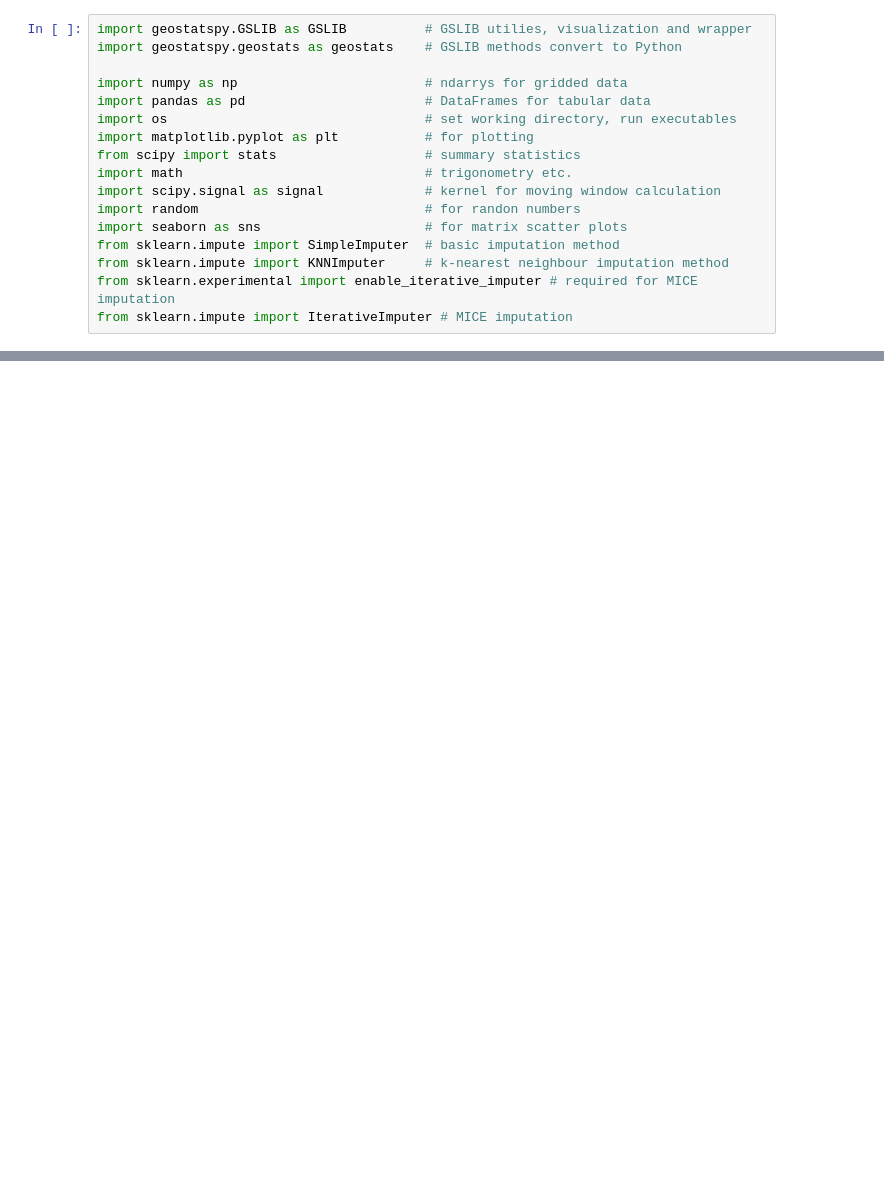
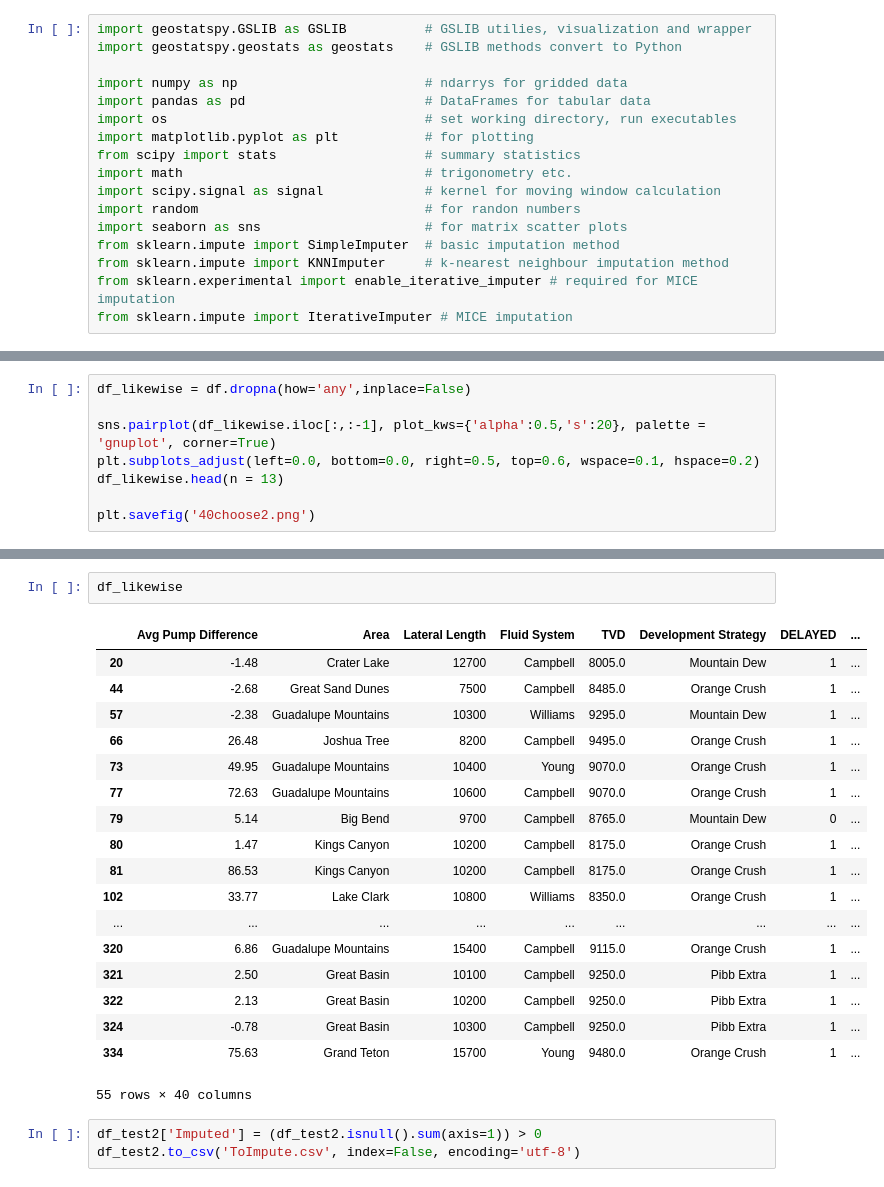
Before and after one commit to PGEHackathon/wildcats, a Jupyter notebook: Untitled.ipynb, the cells around one changed output, grey strips where cells are left out. Drawn from its saved outputs; the diff is of its cells as text; blank space fills up the shorter version.

Commit message:
Create Impute File

```diff
--- a/Untitled.ipynb
+++ b/Untitled.ipynb
@@ -72,0 +80,8 @@ df2.to_csv('SummaryStatistics.csv', index=False, encoding='utf-8')
+# %%
+df_likewise = df.dropna(how='any',inplace=False)
+
+sns.pairplot(df_likewise.iloc[:,:-1], plot_kws={'alpha':0.5,'s':20}, palette = 'gnuplot', corner=True)
+plt.subplots_adjust(left=0.0, bottom=0.0, right=0.5, top=0.6, wspace=0.1, hspace=0.2)
+df_likewise.head(n = 13)
+
+plt.savefig('40choose2.png')
@@ -72,0 +91,24 @@ df2.to_csv('SummaryStatistics.csv', index=False, encoding='utf-8')
+# %%
+df_likewise
+# %% [output]
+|  | Avg Pump Difference | Area | Lateral Length | Fluid System | TVD | Development Strategy | DELAYED | ... |
+| 20 | -1.48 | Crater Lake | 12700 | Campbell | 8005.0 | Mountain Dew | 1 | ... |
+| 44 | -2.68 | Great Sand Dunes | 7500 | Campbell | 8485.0 | Orange Crush | 1 | ... |
+| 57 | -2.38 | Guadalupe Mountains | 10300 | Williams | 9295.0 | Mountain Dew | 1 | ... |
+| 66 | 26.48 | Joshua Tree | 8200 | Campbell | 9495.0 | Orange Crush | 1 | ... |
+| 73 | 49.95 | Guadalupe Mountains | 10400 | Young | 9070.0 | Orange Crush | 1 | ... |
+| 77 | 72.63 | Guadalupe Mountains | 10600 | Campbell | 9070.0 | Orange Crush | 1 | ... |
+| 79 | 5.14 | Big Bend | 9700 | Campbell | 8765.0 | Mountain Dew | 0 | ... |
+| 80 | 1.47 | Kings Canyon | 10200 | Campbell | 8175.0 | Orange Crush | 1 | ... |
+| 81 | 86.53 | Kings Canyon | 10200 | Campbell | 8175.0 | Orange Crush | 1 | ... |
+| 102 | 33.77 | Lake Clark | 10800 | Williams | 8350.0 | Orange Crush | 1 | ... |
+| ... | ... | ... | ... | ... | ... | ... | ... | ... |
+| 320 | 6.86 | Guadalupe Mountains | 15400 | Campbell | 9115.0 | Orange Crush | 1 | ... |
+| 321 | 2.50 | Great Basin | 10100 | Campbell | 9250.0 | Pibb Extra | 1 | ... |
+| 322 | 2.13 | Great Basin | 10200 | Campbell | 9250.0 | Pibb Extra | 1 | ... |
+| 324 | -0.78 | Great Basin | 10300 | Campbell | 9250.0 | Pibb Extra | 1 | ... |
+| 334 | 75.63 | Grand Teton | 15700 | Young | 9480.0 | Orange Crush | 1 | ... |
+55 rows × 40 columns
+# %%
+df_test2['Imputed'] = (df_test2.isnull().sum(axis=1)) > 0
+df_test2.to_csv('ToImpute.csv', index=False, encoding='utf-8')
```
Also changed, not shown: parts of 9 cells of this notebook, 3 other files.
